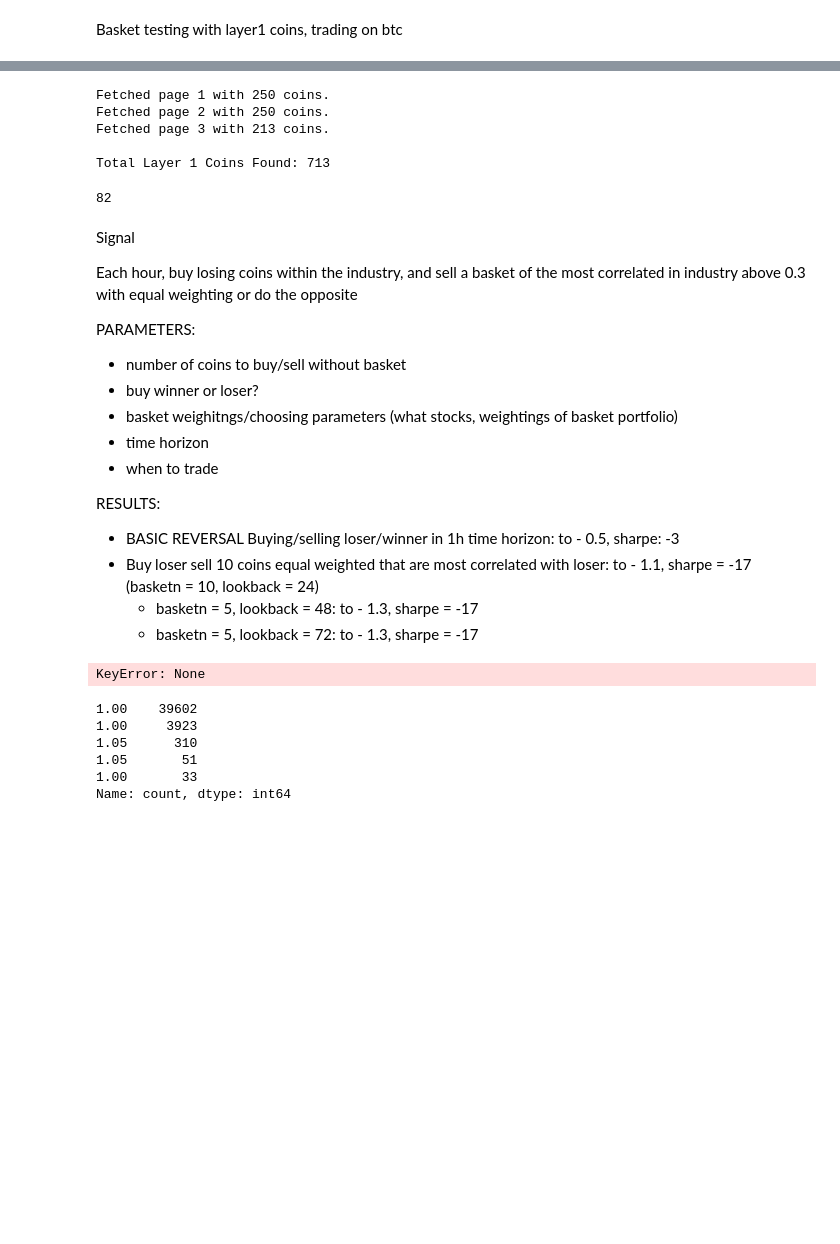
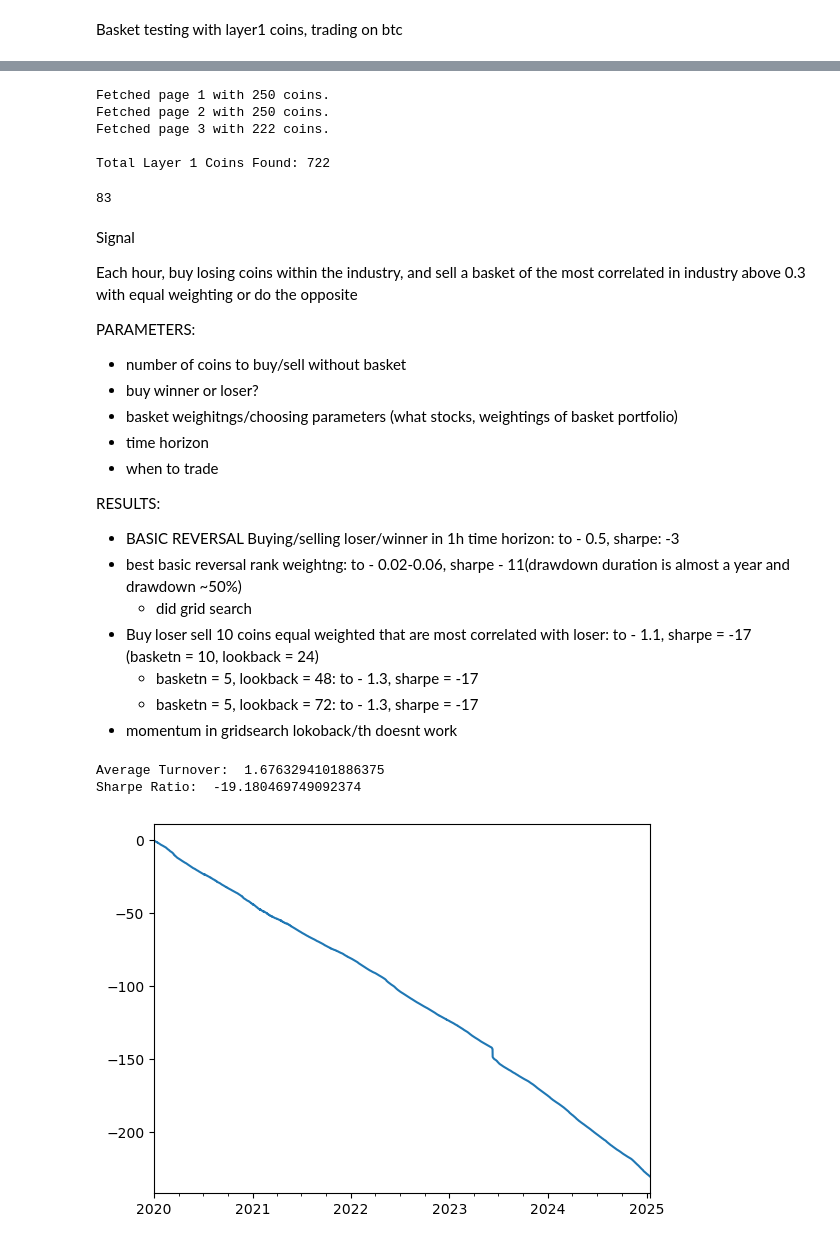
Before and after one commit to jofu-tofu/Trading-Bot, a Jupyter notebook: BTC Layer 1 Basket Reversal.ipynb, the cells around one changed output, grey strips where cells are left out. Saved outputs shown, nothing was run; the diff lists cells and outputs as text; code cells hidden in the pictures; blank space fills up the shorter version.

```diff
--- a/BTC Layer 1 Basket Reversal.ipynb
+++ b/BTC Layer 1 Basket Reversal.ipynb
@@ -56,7 +56,7 @@ import requests
 
 def get_layer1_coin_names():
     # Step 1: Define the API endpoint and parameters
-    api_url = f'https://api.coingecko.com/api/v3/coins/markets?api_key={os.getenv('COINGECKO_API_KEY2')}'
+    api_url = f'https://api.coingecko.com/api/v3/coins/markets'
     category = 'smart-contract-platform'  # Adjust based on actual category
     per_page = 250
     page = 1
@@ -104,9 +104,9 @@ print(f"\nTotal Layer 1 Coins Found: {len(layer1_coins)}")
 # %% [output]
 Fetched page 1 with 250 coins.
 Fetched page 2 with 250 coins.
-Fetched page 3 with 213 coins.
+Fetched page 3 with 222 coins.
 
-Total Layer 1 Coins Found: 713
+Total Layer 1 Coins Found: 722
 # %%
 exchange_info = client.get_exchange_info()
 binance_base_assets = [x['baseAsset'] for x in exchange_info['symbols']]
@@ -115,15 +115,18 @@ layer1_coin = [x.upper() for x in layer1_coins]
 layer1_coin = [x for x in layer1_coin if x in binance_base_assets]
 len(layer1_coin)
 # %% [output]
-82
+83
 # %%
 binance_layer1_symbols = [x['symbol'] for x in exchange_info['symbols'] if (x['baseAsset'] in layer1_coin and x['quoteAsset'] == 'USDT')]
+binance_layer1_symbols = [x for x in binance_layer1_symbols if x in ret.columns]
 layer1_binance_ret = ret[binance_layer1_symbols]
 # %%
-def compute_to_sharpe(weightings, ret):
+def compute_to_sharpe(weightings, ret, th = 1, to_off = False):
     to = weightings.diff().abs().sum(1)
-    port_ret = (weightings.shift(1) * ret).sum(1)
+    port_ret = (weightings.shift(th) * ret).sum(1)
     bps = .0020
+    if to_off:
+        bps = 0
     port_ret = port_ret - bps * to
     print("Average Turnover: ", to.mean())
     print("Sharpe Ratio: ", np.sqrt(24*365) * port_ret.mean() / port_ret.std())
@@ -143,15 +146,28 @@ PARAMETERS:
 
 RESULTS:
 - BASIC REVERSAL Buying/selling loser/winner in 1h time horizon: to - 0.5, sharpe: -3
+- best basic reversal rank weightng: to - 0.02-0.06, sharpe - 11(drawdown duration is almost a year and drawdown ~50%)
+    - did grid search
 - Buy loser sell 10 coins equal weighted that are most correlated with loser: to - 1.1, sharpe = -17 (basketn = 10, lookback = 24)
     - basketn = 5, lookback = 48: to - 1.3, sharpe = -17
     - basketn = 5, lookback = 72: to - 1.3, sharpe = -17
+- momentum in gridsearch lokoback/th doesnt work
 # %%
-def rank_weighting(ret,lookback=60):
+def rank_weighting(ret, lookback= 1):
     '''rank weighting of returns in the lookback period'''
-    ranked_ret = ret.rank(axis=1, pct=True)
+    ranked_ret = ret.rank(axis=1, pct=True)-0.5
     ranked_ret = ranked_ret.rolling(lookback).mean()
-    return ranked_ret.div(ranked_ret.sum(axis=1),axis=0)
+    return ranked_ret.div(ranked_ret.abs().sum(axis=1),axis=0)
+
+def rank_threshold_weighting(df, threshold = 0.8):
+    '''rank weighting with threshold'''
+    def threshold_f(x, threshold = threshold):
+        x = x.rank(pct=True)
+        x = x.map(lambda x: 0 if 1-threshold < np.abs(x) < threshold else x-0.5)
+        x = x.divide(x.abs().sum())
+        return x
+    df = df.apply(threshold_f, axis = 1)
+    return df
 
 def reversal_weightings(ret):
     '''portfolio weightings based on signal weightings for reversal strategy'''
@@ -179,9 +195,13 @@ def reversal_weightings(ret):
     return ret.apply(lambda x: x / x.abs().sum(), axis=1)
 
 
-signal = reversal_weightings(layer1_binance_ret)
+signal = rank_threshold_weighting(layer1_binance_ret)
-# %% [output]
-KeyError: None
+# %%
+compute_to_sharpe(signal, layer1_binance_ret)
+# %% [output]
+Average Turnover:  1.6763294101886375
+Sharpe Ratio:  -19.180469749092374
+[figure, added]
 # %%
 from numba import njit
 
@@ -259,9 +278,0 @@ temp = long_short_basket(layer1_binance_ret, lookback=72, number_stock_basket=5,
-# %%
-temp[0].abs().sum(1).value_counts()
-# %% [output]
-1.00    39602
-1.00     3923
-1.05      310
-1.05       51
-1.00       33
-Name: count, dtype: int64
```
Also changed, not shown: parts of 9 cells of this notebook.
